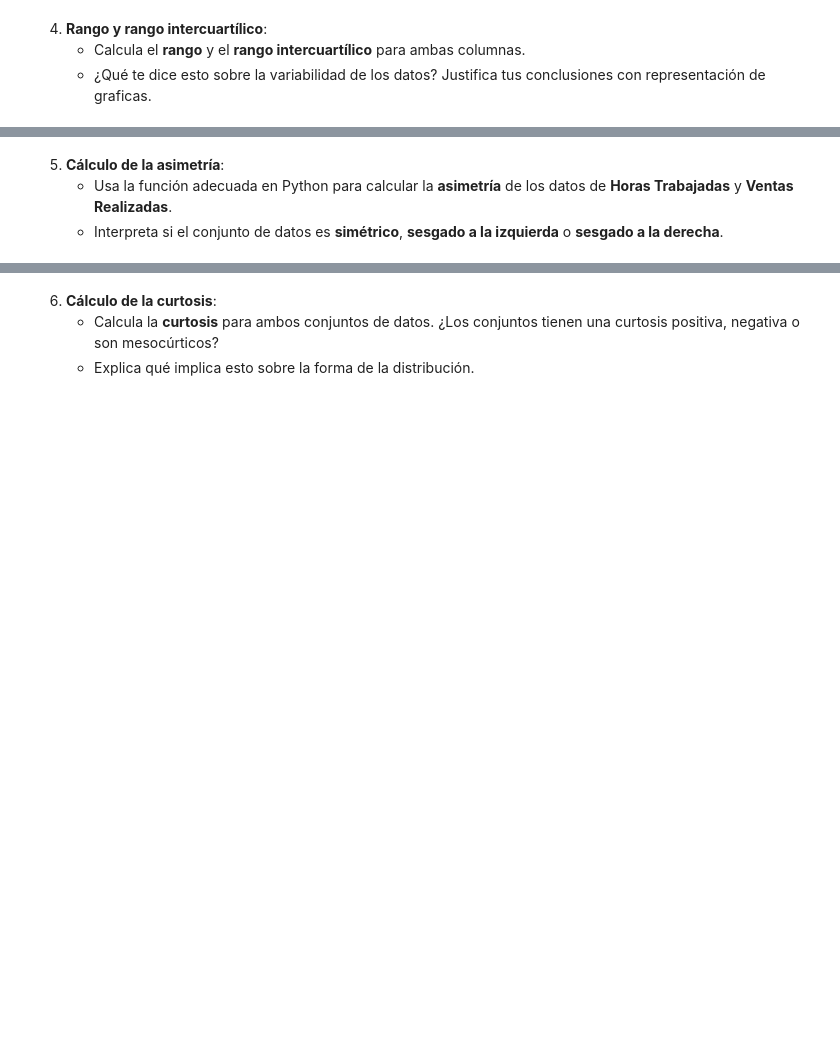
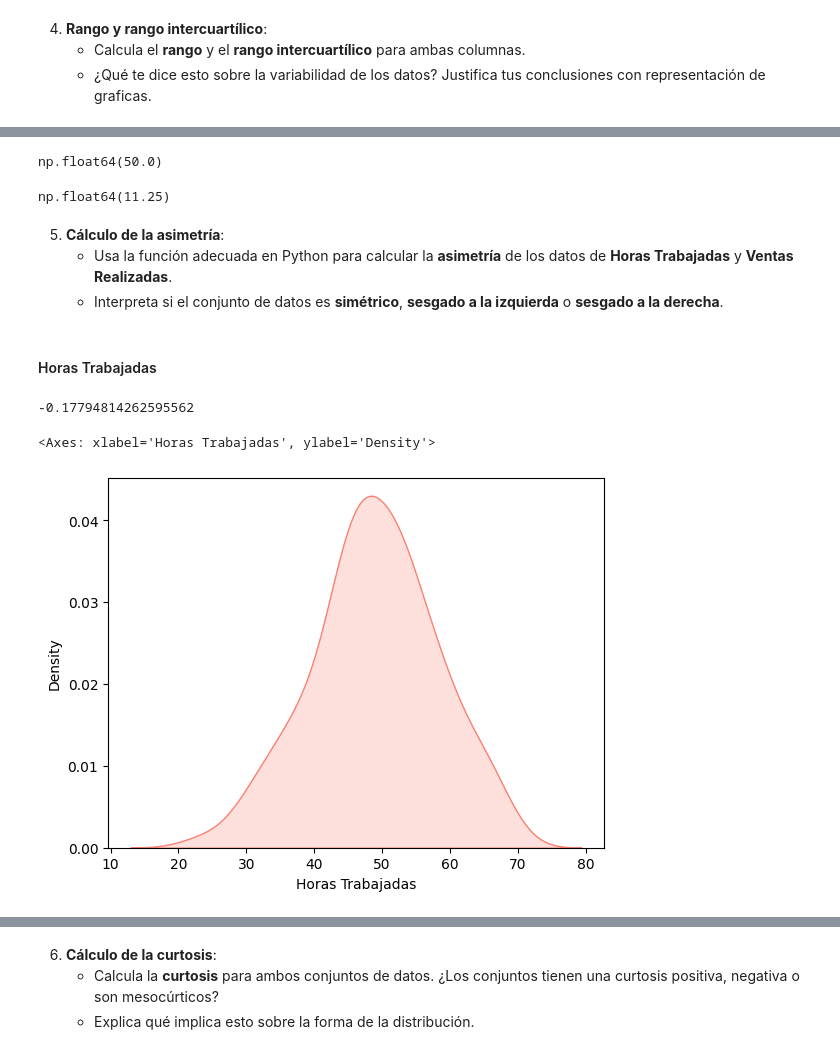
Before and after one commit to apelsito/laboratorio-modulo6-leccion01-estadistica-descriptiva, a Jupyter notebook: laboratorio-modulo6-leccion01-estadistica-descriptiva.ipynb, the cells around one changed output, grey strips where cells are left out. Saved outputs shown, nothing was run; the diff lists cells and outputs as text; code cells hidden in the pictures; blank space fills up the shorter version.

```diff
--- a/laboratorio-modulo6-leccion01-estadistica-descriptiva.ipynb
+++ b/laboratorio-modulo6-leccion01-estadistica-descriptiva.ipynb
@@ -226,3 +243,11 @@ Lo mismo con las ventas
+# %%
+df["Ventas Realizadas"].max() - df["Ventas Realizadas"].min()
+# %% [output]
+np.float64(50.0)
+# %%
+df["Ventas Realizadas"].quantile(0.75) - df["Ventas Realizadas"].quantile(0.25)
+# %% [output]
+np.float64(11.25)
 # %% [markdown]
 5. **Cálculo de la asimetría**:
    - Usa la función adecuada en Python para calcular la **asimetría** de los datos de **Horas Trabajadas** y **Ventas Realizadas**.
@@ -231,0 +255,9 @@ Lo mismo con las ventas
+# %% [markdown]
+#### Horas Trabajadas
+# %%
+print(df["Horas Trabajadas"].skew())
+sns.kdeplot(df["Horas Trabajadas"],fill=True,color="salmon")
+# %% [output]
+-0.17794814262595562
+<Axes: xlabel='Horas Trabajadas', ylabel='Density'>
+[figure, added]
```
Also changed, not shown: parts of 22 cells of this notebook.
